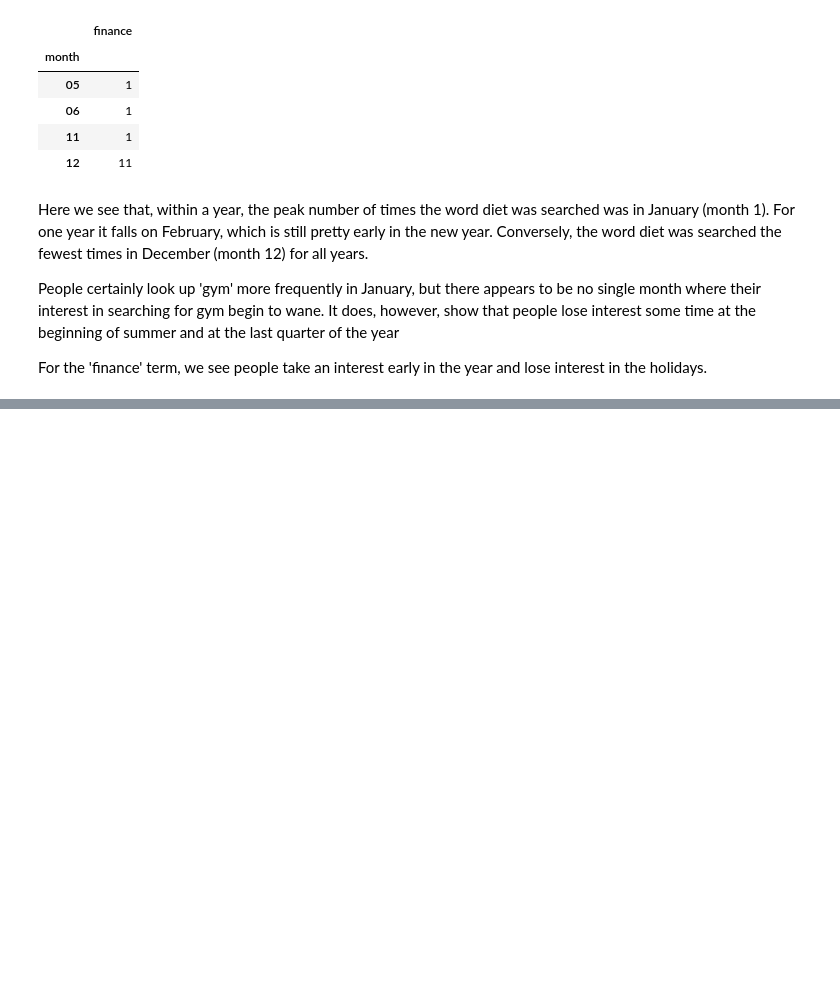
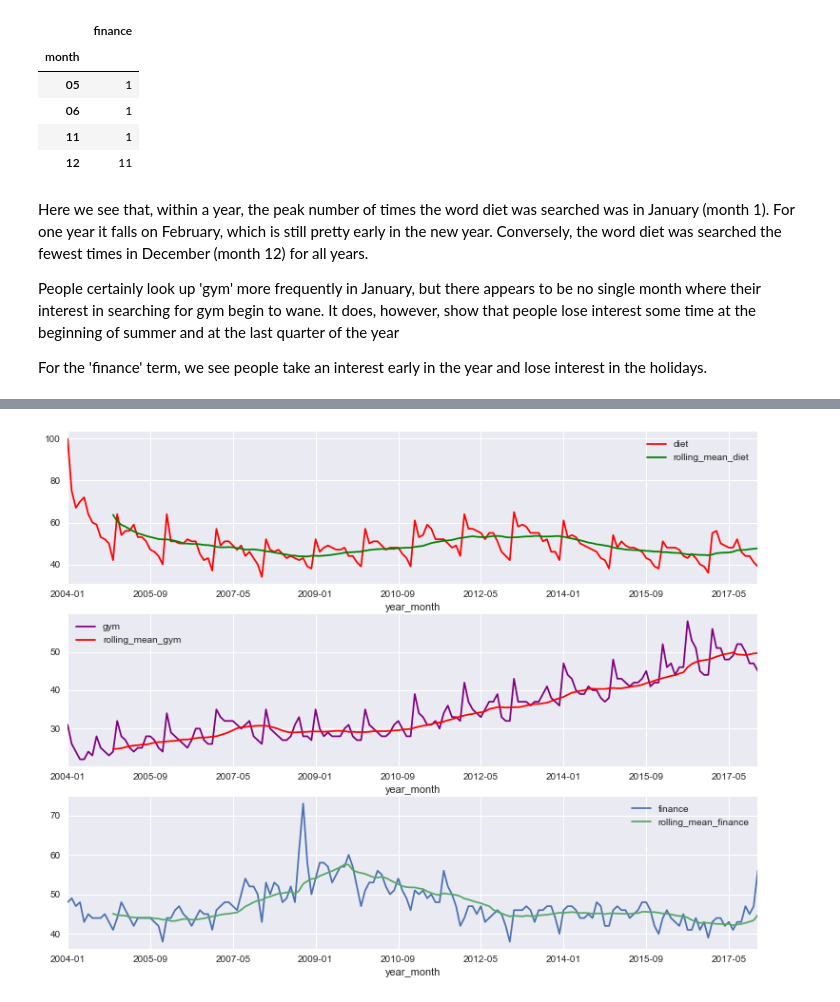
Before and after one commit to palpen/time_series_using_python, a Jupyter notebook: time_series_analysis.ipynb, the cells around one changed output, grey strips where cells are left out. Saved outputs shown, nothing was run; the diff lists cells and outputs as text; code cells hidden in the pictures; blank space fills up the shorter version.

```diff
--- a/time_series_analysis.ipynb
+++ b/time_series_analysis.ipynb
@@ -160,0 +178,7 @@ For the 'finance' term, we see people take an interest early in the year and los
+# %%
+fig, axes = plt.subplots(nrows=3, ncols=1, figsize=(13,10));
+df[['diet', 'rolling_mean_diet']].plot(ax=axes[0],  color=['red', 'green']);
+df[['gym', 'rolling_mean_gym']].plot(ax=axes[1], color=['purple', 'red']);
+df[['finance', 'rolling_mean_finance']].plot(ax=axes[2]);
+# %% [output]
+[figure, added]
```
Also changed, not shown: parts of 13 cells of this notebook.
